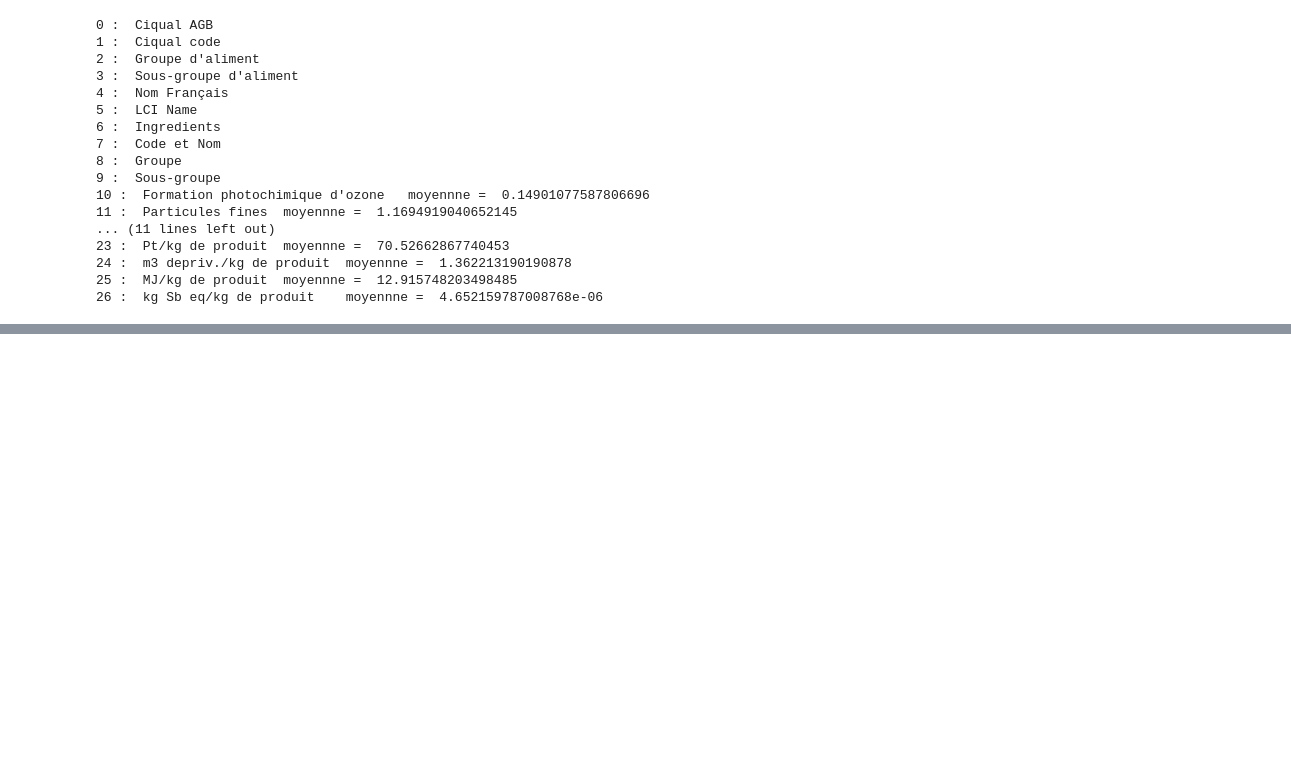
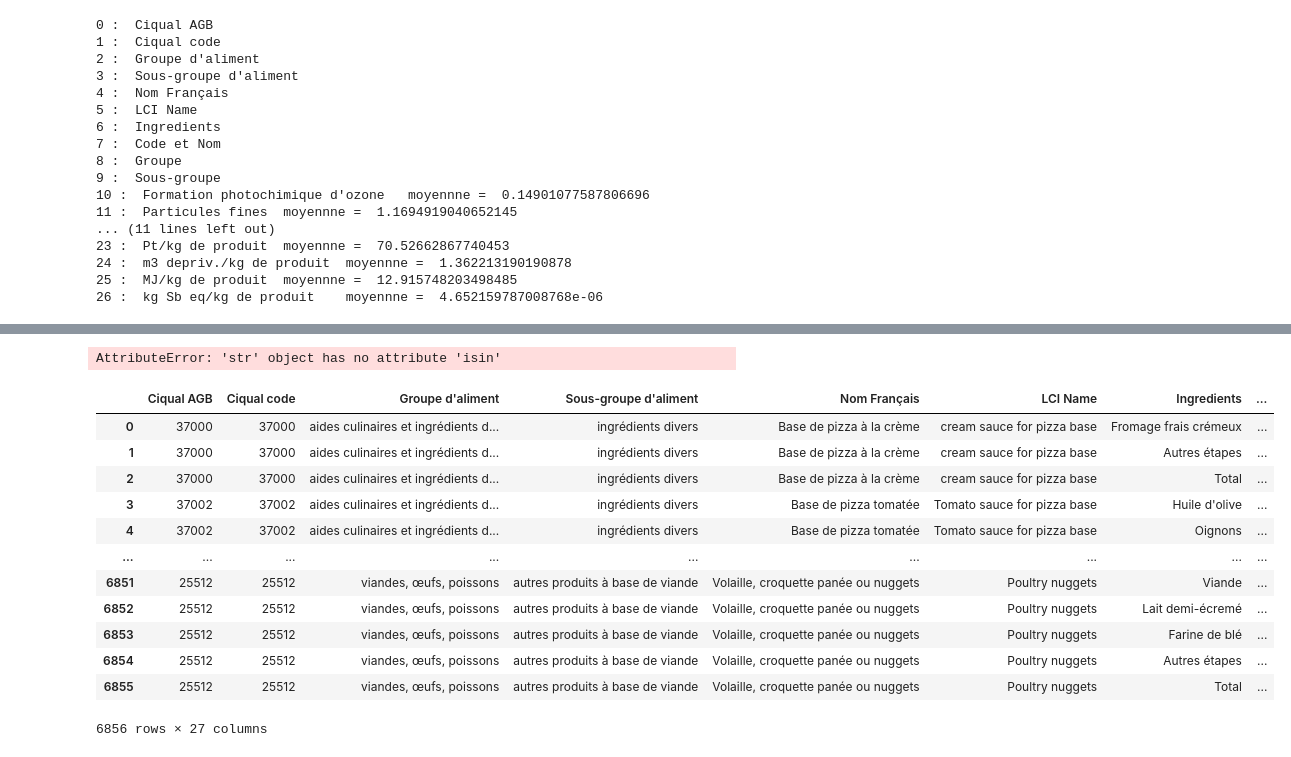
Before and after one commit to iLykTurtlz/MLAlgorithms3, a Jupyter notebook: Projet2/projet-2.ipynb, the cells around one changed output, grey strips where cells are left out. Cells and saved outputs as stored; diff of their text form; code cells hidden in the pictures; blank space fills up the shorter version.

```diff
--- a/Projet2/projet-2.ipynb
+++ b/Projet2/projet-2.ipynb
@@ -253,0 +497,33 @@ for i in range(0,len(data_ingredients.columns)):
+# %%
+
+for i in range(inconnus.shape[0]):
+    #print(data_ingredients['Ciqual code'])
+
+    ingredients = data_ingredients[data_ingredients['Ciqual code'] == inconnus.iloc[i]['Code CIQUAL']]
+    animal = False
+    for ingre in ingredients:
+        if ingre.isin(data_animal):
+            #pd.concat([data_ani,inconnus[inconnus['Code CIQUAL']== inconnus.iloc[i]['Code CIQUAL']]])
+            data_ani.append(inconnus[inconnus['Code CIQUAL']== inconnus.iloc[i]['Code CIQUAL']])
+            animal = True
+            break
+    if not animal:
+        pd.concat([data_veg, inconnus[inconnus['Code CIQUAL']== inconnus.iloc[i]['Code CIQUAL']]])
+# %% [output]
+AttributeError: 'str' object has no attribute 'isin'
+# %%
+for
+# %% [output]
+|  | Ciqual AGB | Ciqual code | Groupe d'aliment | Sous-groupe d'aliment | Nom Français | LCI Name | Ingredients | ... |
+| 0 | 37000 | 37000 | aides culinaires et ingrédients d... | ingrédients divers | Base de pizza à la crème | cream sauce for pizza base | Fromage frais crémeux | ... |
+| 1 | 37000 | 37000 | aides culinaires et ingrédients d... | ingrédients divers | Base de pizza à la crème | cream sauce for pizza base | Autres étapes | ... |
+| 2 | 37000 | 37000 | aides culinaires et ingrédients d... | ingrédients divers | Base de pizza à la crème | cream sauce for pizza base | Total | ... |
+| 3 | 37002 | 37002 | aides culinaires et ingrédients d... | ingrédients divers | Base de pizza tomatée | Tomato sauce for pizza base | Huile d'olive | ... |
+| 4 | 37002 | 37002 | aides culinaires et ingrédients d... | ingrédients divers | Base de pizza tomatée | Tomato sauce for pizza base | Oignons | ... |
+| ... | ... | ... | ... | ... | ... | ... | ... | ... |
+| 6851 | 25512 | 25512 | viandes, œufs, poissons | autres produits à base de viande | Volaille, croquette panée ou nuggets | Poultry nuggets | Viande | ... |
+| 6852 | 25512 | 25512 | viandes, œufs, poissons | autres produits à base de viande | Volaille, croquette panée ou nuggets | Poultry nuggets | Lait demi-écremé | ... |
+| 6853 | 25512 | 25512 | viandes, œufs, poissons | autres produits à base de viande | Volaille, croquette panée ou nuggets | Poultry nuggets | Farine de blé | ... |
+| 6854 | 25512 | 25512 | viandes, œufs, poissons | autres produits à base de viande | Volaille, croquette panée ou nuggets | Poultry nuggets | Autres étapes | ... |
+| 6855 | 25512 | 25512 | viandes, œufs, poissons | autres produits à base de viande | Volaille, croquette panée ou nuggets | Poultry nuggets | Total | ... |
+6856 rows × 27 columns
```
Also changed, not shown: parts of 24 cells of this notebook.
